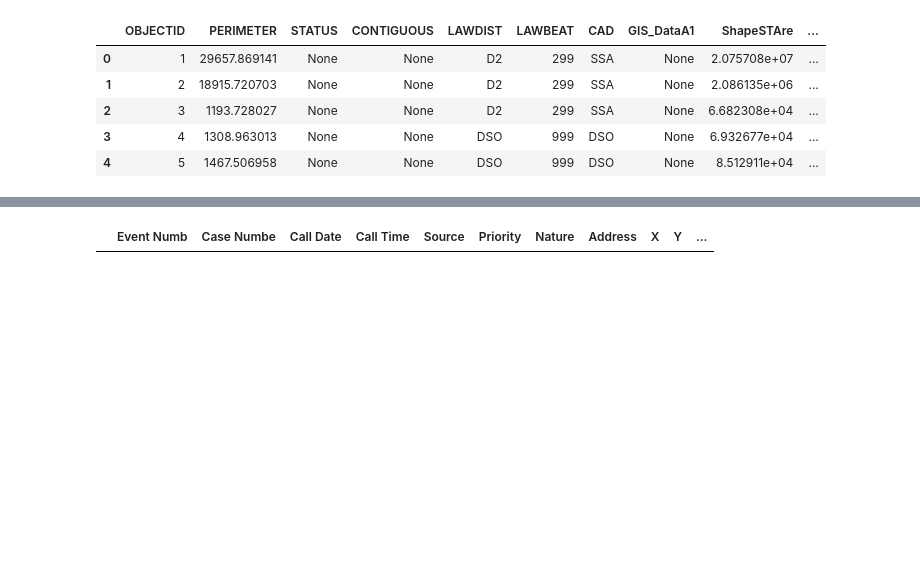
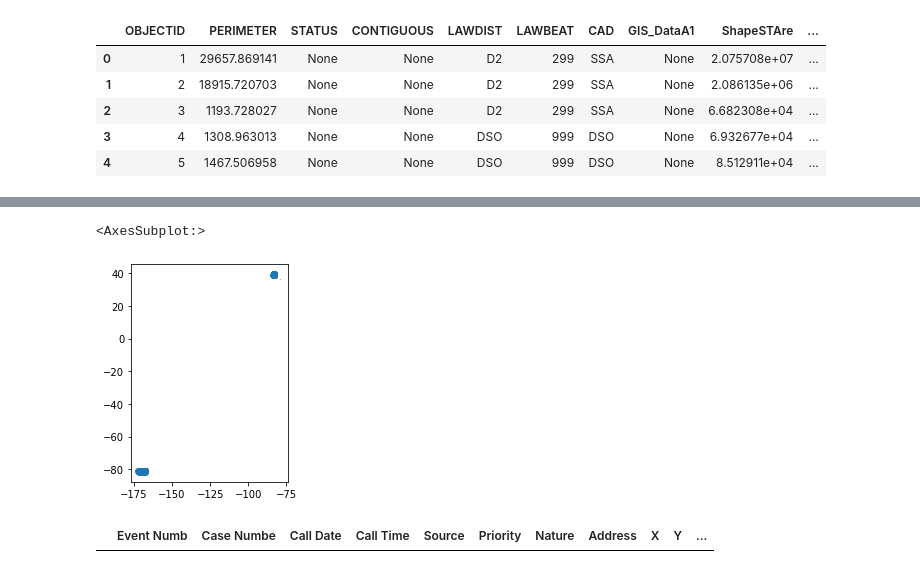
Before and after one commit to sadiesheridan/dataplus-project27-community-safety-durham, a Jupyter notebook: 10_code/dpddata.ipynb, the cells around one changed output, grey strips where cells are left out. Saved outputs shown, nothing was run; the diff lists cells and outputs as text; code cells hidden in the pictures; blank space fills up the shorter version.

```diff
--- a/10_code/dpddata.ipynb
+++ b/10_code/dpddata.ipynb
@@ -161,3 +220,9 @@ policebeats.head()
+# %%
+base = policebeats.plot()
+nonzero.plot(ax = base)
+# %% [output]
+<AxesSubplot:>
+[figure, added]
 # %%
 beatswithcalls = nonzero.sjoin(policebeats, how="inner", predicate='contains')
 beatswithcalls.head()
```
Also changed, not shown: parts of 16 cells of this notebook.
